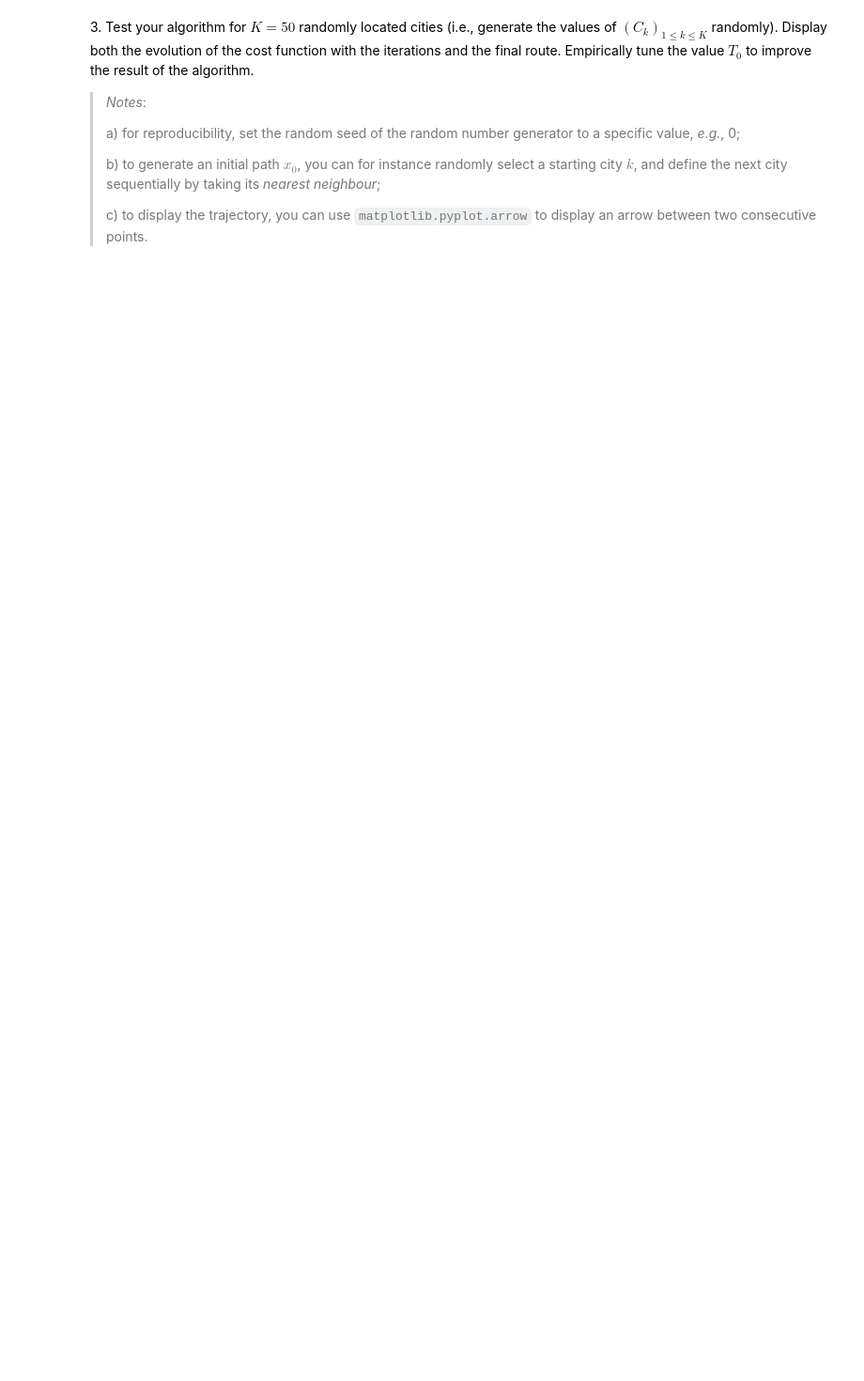
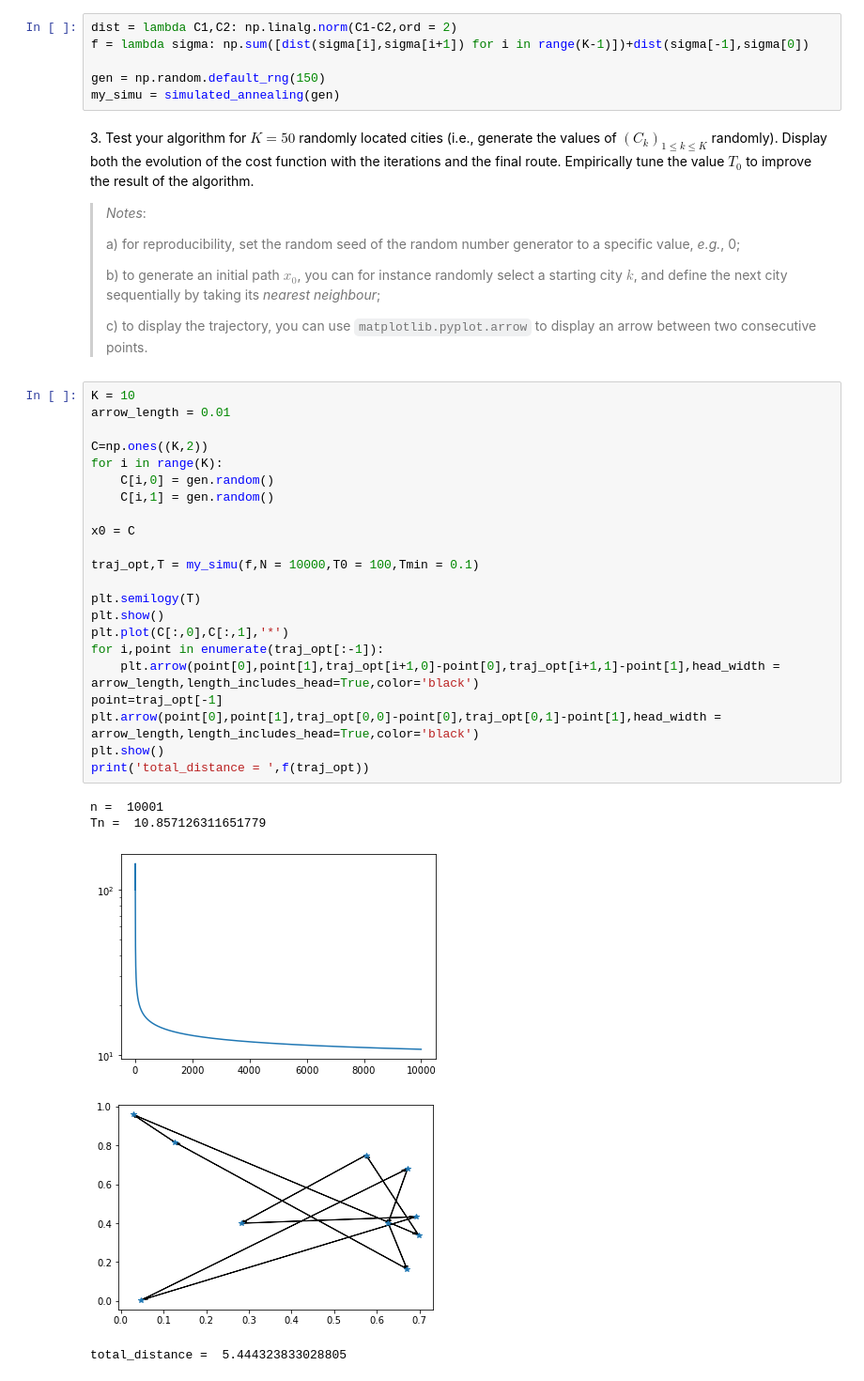
Before and after one commit to VirgileValiau/sdia-markov, a Jupyter notebook: lab2_DESCARPENTRIES_VALIAU/lab2_DESCARPENTRIES_VALIAU.ipynb, the cells around one changed output. Shown: that part at 94% size. Cells and saved outputs as stored; diff of their text form; blank space fills up the shorter version.

```diff
--- a/lab2_DESCARPENTRIES_VALIAU/lab2_DESCARPENTRIES_VALIAU.ipynb
+++ b/lab2_DESCARPENTRIES_VALIAU/lab2_DESCARPENTRIES_VALIAU.ipynb
@@ -499,6 +521,12 @@ For instance, for $K = 8$, the permutations $(1,2,3,4,8,7,6,5)$ and $(1,2,7,8,4,
 ---
 # %% [markdown]
 2\. Fully instantiate the simulated annealing algorithm for the traveling salesman problem. Take the $\ell_2$ norm for $\text{dist}$.
+# %%
+dist = lambda C1,C2: np.linalg.norm(C1-C2,ord = 2)
+f = lambda sigma: np.sum([dist(sigma[i],sigma[i+1]) for i in range(K-1)])+dist(sigma[-1],sigma[0])
+
+gen = np.random.default_rng(150)
+my_simu = simulated_annealing(gen)
 # %% [markdown]
 3\. Test your algorithm for $K = 50$ randomly located cities (i.e., generate the values of $(C_k)_{1 \leq k \leq K}$ randomly). Display both the evolution of the cost function with the iterations and the final route. Empirically tune the value $T_0$ to improve the result of the algorithm.
 
@@ -509,3 +537,31 @@ For instance, for $K = 8$, the permutations $(1,2,3,4,8,7,6,5)$ and $(1,2,7,8,4,
 > b) to generate an initial path $x_0$, you can for instance randomly select a starting city $k$, and define the next city sequentially by taking its *nearest neighbour*;
 >
 > c) to display the trajectory, you can use `matplotlib.pyplot.arrow` to display an arrow between two consecutive points.
+# %%
+K = 10
+arrow_length = 0.01
+
+C=np.ones((K,2))
+for i in range(K):
+    C[i,0] = gen.random()
+    C[i,1] = gen.random()
+
+x0 = C
+
+traj_opt,T = my_simu(f,N = 10000,T0 = 100,Tmin = 0.1)
+
+plt.semilogy(T)
+plt.show()
+plt.plot(C[:,0],C[:,1],'*')
+for i,point in enumerate(traj_opt[:-1]):
+    plt.arrow(point[0],point[1],traj_opt[i+1,0]-point[0],traj_opt[i+1,1]-point[1],head_width = arrow_length,length_includes_head=True,color='black')
+point=traj_opt[-1]
+plt.arrow(point[0],point[1],traj_opt[0,0]-point[0],traj_opt[0,1]-point[1],head_width = arrow_length,length_includes_head=True,color='black')
+plt.show()
+print('total_distance = ',f(traj_opt))
+# %% [output]
+n =  10001
+Tn =  10.857126311651779
+[figure, added]
+[figure, added]
+total_distance =  5.444323833028805
```
Also changed, not shown: parts of 3 cells of this notebook.
